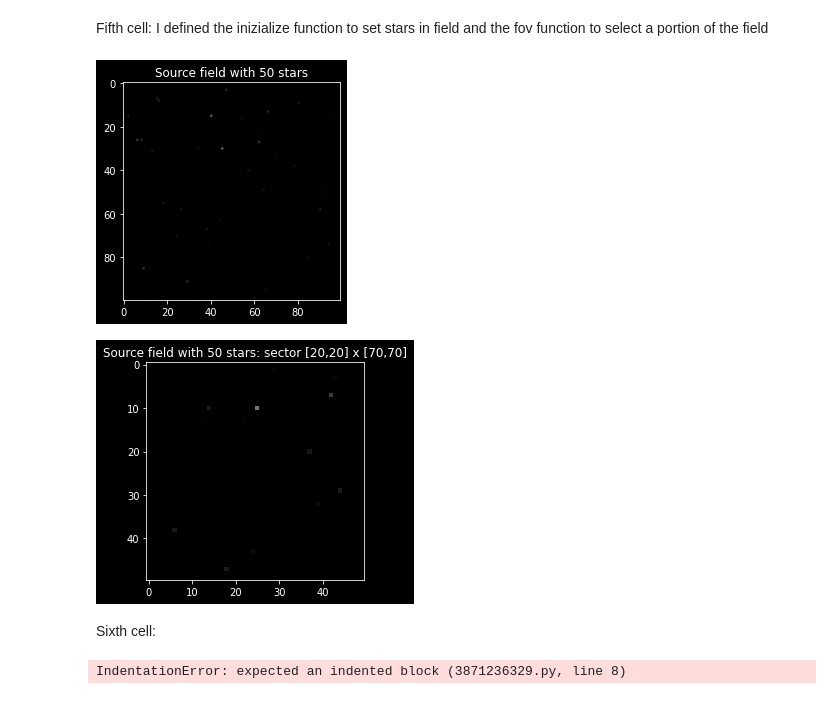
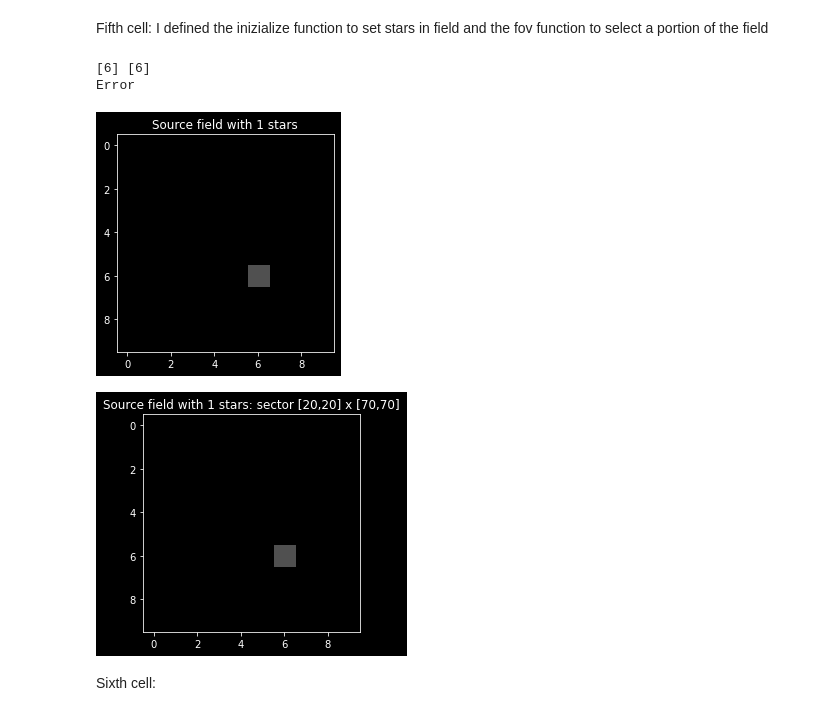
Before and after one commit to 00-berni/proj_2, a Jupyter notebook: implementation_notebook.ipynb, the cells around one changed output. Drawn from its saved outputs; the diff is of its cells as text; code cells hidden in the pictures.

```diff
--- a/implementation_notebook.ipynb
+++ b/implementation_notebook.ipynb
@@ -7,7 +7,8 @@ First cell: I defined the parameters like the dimensions of field, the number of
 import numpy as np
 import matplotlib.pyplot as plt
 import random as rnd
-import cython as cpy
+from scipy.signal import fftconvolve
+#import cython as cpy
 
 '''
 Funzioni che devo implementare:
@@ -19,9 +20,9 @@ Funzioni che devo implementare:
 
 '''
 # dimension of the matrix
-N = int(1e2)
+N = int(1e1)
 # number of stars
-M = int(50)
+M = int(1)
 
 # Set parameters
 alpha = 2
@@ -106,10 +107,17 @@ def star_location(n):
 #   plt.imshow()
 # 	param	l	luminosity array
 #
-# 	return	val	converted magnitudes array
+# 	return	mag	converted magnitudes array
 def transfer_function(l):
-	inf = 9e-4; sup = 8000;
-	return(np.log10(l)-np.log10(inf))/(np.log10(sup)-np.log10(inf))
+	inf = 9e-4; sup = 8000
+	mag = (np.log10(l)-np.log10(inf))/(np.log10(sup)-np.log10(inf))
+	return np.where(mag<0,0,mag)
+
+def inverse_transfer_function(mag):
+	sup = 8000
+	return sup**mag
+
+
 
 ##* Function to update field with the stars
 #	param	F	field matrix
@@ -118,8 +126,9 @@ def transfer_function(l):
 #
 # 	return	F	updated field matrix
 def exposure(F,X,Y,l):
+	mag = transfer_function(l)
 	for i in range(3):
-		F[X,Y,i] = transfer_function(l)
+		F[X,Y,i] = mag
 	# for i in range(dim):
 	# 	F[X[i],Y[i],:] = transfer_function(val[i])
 	return F
@@ -129,46 +138,38 @@ Fifth cell: I defined the inizialize function to set stars in field and the fov
 # FIFTH CELL
 
 def initialize():
 	F = np.zeros([N,N,3])
 	m = generate_mass_array(IMF_min,IMF_max)
-	L = m**beta
+	L = m**beta*1e2
 	xs,ys = star_location(M)
+	print(xs,ys)
 	F = exposure(F,xs,ys,L)
 	S = star(m,L,xs,ys)
 	return F, S
 
 def fov(F,inf=[0,0],sup=[int(N/3),int(N/3)]):
 	if((inf[0]<0) or (inf[1]<0) or (sup[0]>=N) or (sup[1]>=N)):
 		print('Error')
 		return F
 	return F[inf[0]:sup[0],inf[1]:sup[1],:]
 
 F, S = initialize()
 Ls = S.lum
 inf = [20,20]
 sup = [70,70]
 field = fov(F,inf,sup)
 
 plt.figure(1)
 plt.title(f'Source field with {M} stars')
 plt.imshow(F)
 plt.figure(2)
 plt.title(f'Source field with {M} stars: sector [{inf[0]},{inf[1]}] x [{sup[0]},{sup[1]}]')
 plt.imshow(field)
 plt.show()
 # %% [output]
+[6] [6]
+Error
-[figure, old version]
+[figure, new version]
-[figure, old version]
+[figure, new version]
 # %% [markdown]
 Sixth cell:
-# %%
-# SIXTH CELL
-def gaussian(r,sigma=2):
-	return np.exp(r**2/sigma**2/2)
-
-def lorentzian(r,rs,a=4):
-	return 1/( (r-rs)**2 + a**2 )
-
-def atm_seeing(s_psf='g'):
-# %% [output]
-IndentationError: expected an indented block (3871236329.py, line 8)
```
Also changed, not shown: parts of 1 cell of this notebook.
